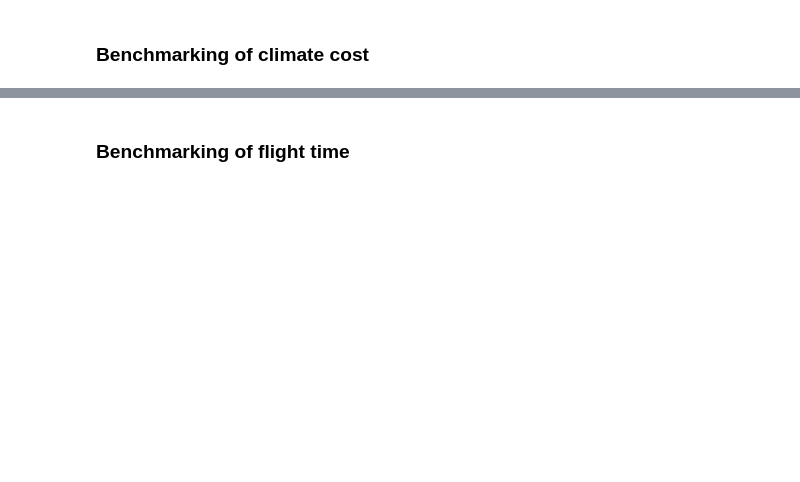
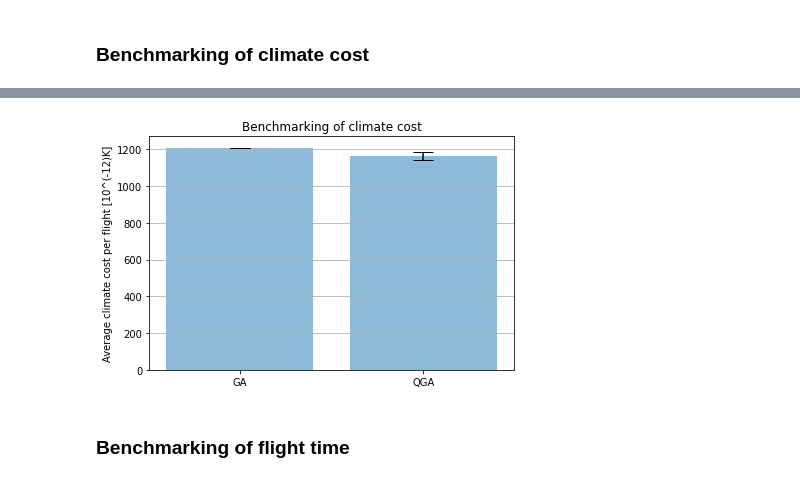
Before and after one commit to fjelljenta/Quantum-Challenge, a Jupyter notebook: Quantimize.ipynb, the cells around one changed output, grey strips where cells are left out. Saved outputs shown, nothing was run; the diff lists cells and outputs as text; code cells hidden in the pictures; blank space fills up the shorter version.

```diff
--- a/Quantimize.ipynb
+++ b/Quantimize.ipynb
@@ -464,5 +495,7 @@ bt.plot_graph('Benchmarking of climate cost','Average climate cost per flight [1
 # %%
-bt.plot_graph_as('Benchmarking of climate cost','Average climate cost per flight [10^(-12)K]', Mean_cost_as, Error_cost_as)
+bt.plot_graph('Benchmarking of climate cost','Average climate cost per flight [10^(-12)K]', Mean_cost_as, Error_cost_as)
+# %% [output]
+[figure, added]
 # %% [markdown]
 ### Benchmarking of flight time
 # %%
```
Also changed, not shown: parts of 10 cells of this notebook, 2 other files.
